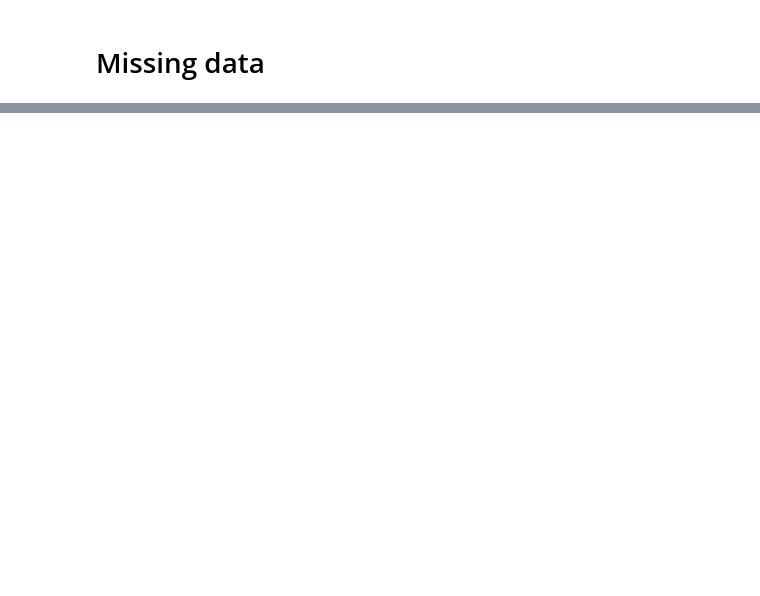
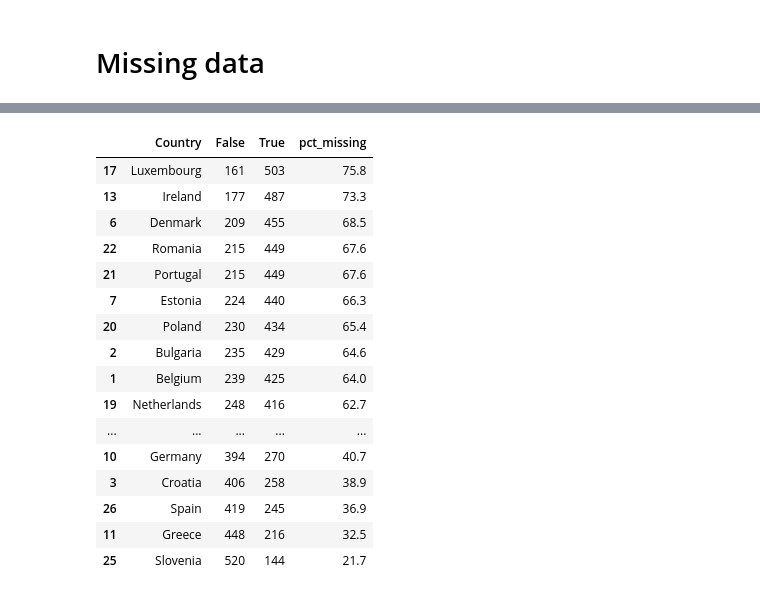
Before and after one commit to troboukis/FEMICIDES, a Jupyter notebook: Analysis.ipynb, the cells around one changed output, grey strips where cells are left out. Saved outputs shown, nothing was run; the diff lists cells and outputs as text; code cells hidden in the pictures; blank space fills up the shorter version.

```diff
--- a/Analysis.ipynb
+++ b/Analysis.ipynb
@@ -1358,5 +1477,7 @@ plt.show()
 # %% [markdown]
 # Missing data
+# %%
+df = df[df['Year']>2012].copy()
 # %%
 df_long = pd.melt(df, id_vars=['country_code','Country','Year','Population','female_population','Deaths','Female deaths'],\
        var_name='item')
@@ -1381,11 +1556,29 @@ missing_per_country
 # %%
 # Missing values by country and year after 2015
 missing_per_year_2015 = df_long[df_long['Year']>2014].groupby(['Country','Year']).missing_values.value_counts(dropna=False).to_frame().unstack().droplevel(0, axis=1).reset_index()
 missing_per_year_2015 = pd.merge(missing_per_year_2015.groupby('Country')[False].sum().reset_index(), missing_per_year_2015.groupby('Country')[True].sum().reset_index(), how='right')
 
 missing_per_year_2015['pct_missing'] = round((missing_per_year_2015[True]/(missing_per_year_2015[True]+missing_per_year_2015[False]))*100,1)
 
-missing_per_year_2015
+missing_per_year_2015.sort_values('pct_missing', ascending=False)
+# %% [output]
+|  | Country | False | True | pct_missing |
+| 17 | Luxembourg | 161 | 503 | 75.8 |
+| 13 | Ireland | 177 | 487 | 73.3 |
+| 6 | Denmark | 209 | 455 | 68.5 |
+| 22 | Romania | 215 | 449 | 67.6 |
+| 21 | Portugal | 215 | 449 | 67.6 |
+| 7 | Estonia | 224 | 440 | 66.3 |
+| 20 | Poland | 230 | 434 | 65.4 |
+| 2 | Bulgaria | 235 | 429 | 64.6 |
+| 1 | Belgium | 239 | 425 | 64.0 |
+| 19 | Netherlands | 248 | 416 | 62.7 |
+| ... | ... | ... | ... | ... |
+| 10 | Germany | 394 | 270 | 40.7 |
+| 3 | Croatia | 406 | 258 | 38.9 |
+| 26 | Spain | 419 | 245 | 36.9 |
+| 11 | Greece | 448 | 216 | 32.5 |
+| 25 | Slovenia | 520 | 144 | 21.7 |
 # %%
 missing_per_year['pct_missing'] = round((missing_per_year[True]/(missing_per_year[True]+missing_per_year[False]))*100,1)
 # %%
```
Also changed, not shown: parts of 129 cells of this notebook, 1 other file.
